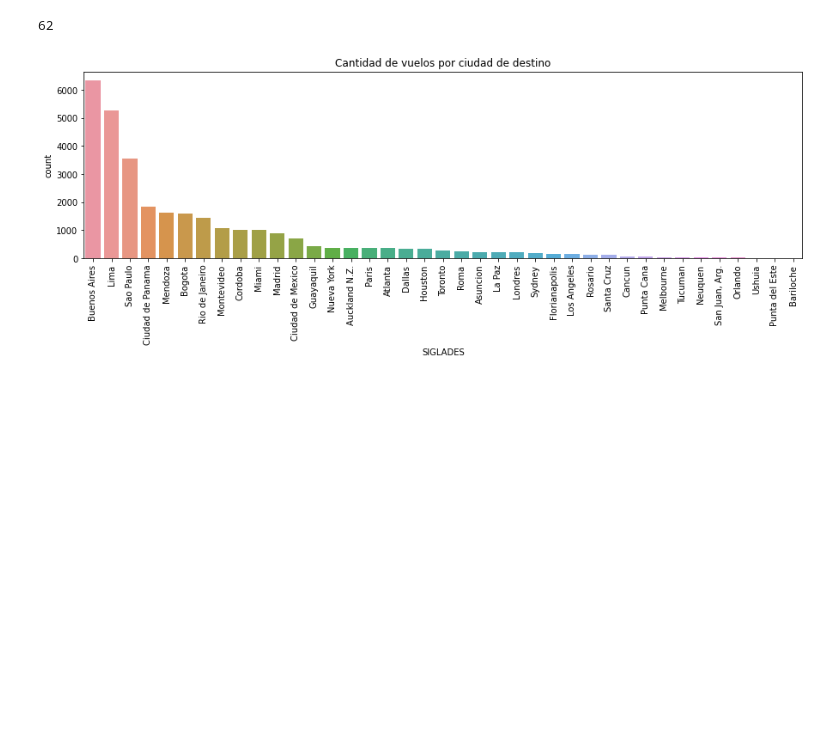
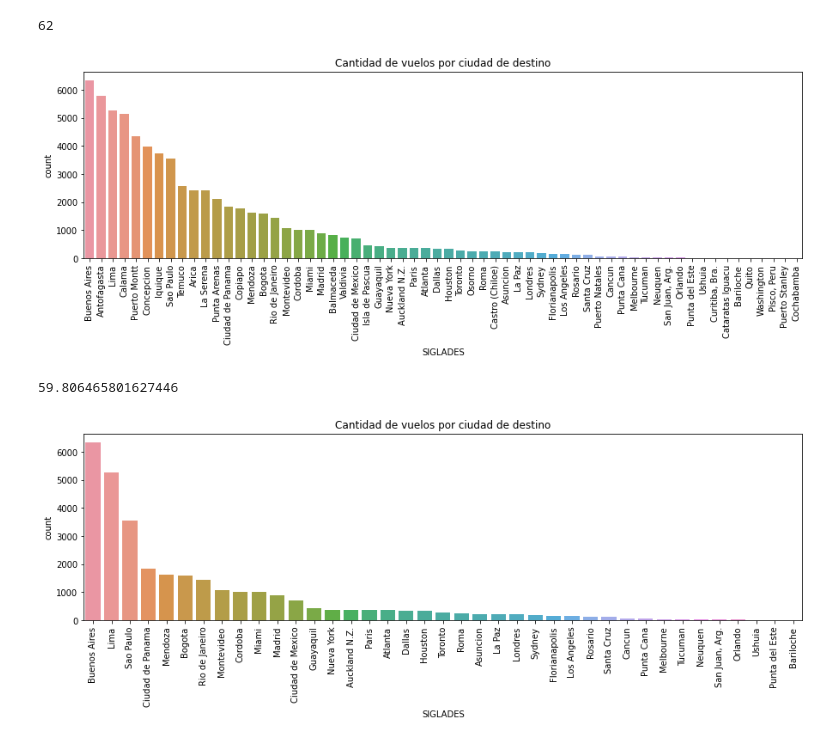
Before and after one commit to alejandraneelyp/DSChallenge, a Jupyter notebook: solution.ipynb, the cells around one changed output. Saved outputs shown, nothing was run; the diff lists cells and outputs as text; code cells hidden in the pictures; blank space fills up the shorter version.

Commit message:
almost done, only need to run again models with the correct parameters and specify the answer

```diff
--- a/solution.ipynb
+++ b/solution.ipynb
@@ -104,6 +104,25 @@ dtype: int64
 len(df['SIGLADES'].unique())
 # %% [output]
 62
+# %%
+# Revisamos cómo se distribuye la cantidad de vuelos entre ciudades de destino
+import matplotlib.pyplot as plt
+import seaborn as sns
+
+fig, ax = plt.subplots()
+ax = sns.countplot(x="SIGLADES",
+    data= df,
+    order=df['SIGLADES'].value_counts().index).set(title='Cantidad de vuelos por ciudad de destino')
+#ax.tick_params(axis='x', rotation=90)
+fig.set_figwidth(15)
+plt.xticks(rotation=90)
+fig.show()
+# %% [output]
+[figure, added]
+# %%
+(df['SIGLADES'].value_counts()/df['SIGLADES'].value_counts().sum()*100)[0:9].sum()
+# %% [output]
+59.806465801627446
 # %%
 # Revisamos cómo se distribuye la cantidad de vuelos entre ciudades de destino
 import matplotlib.pyplot as plt
```
Also changed, not shown: parts of 51 cells of this notebook.
